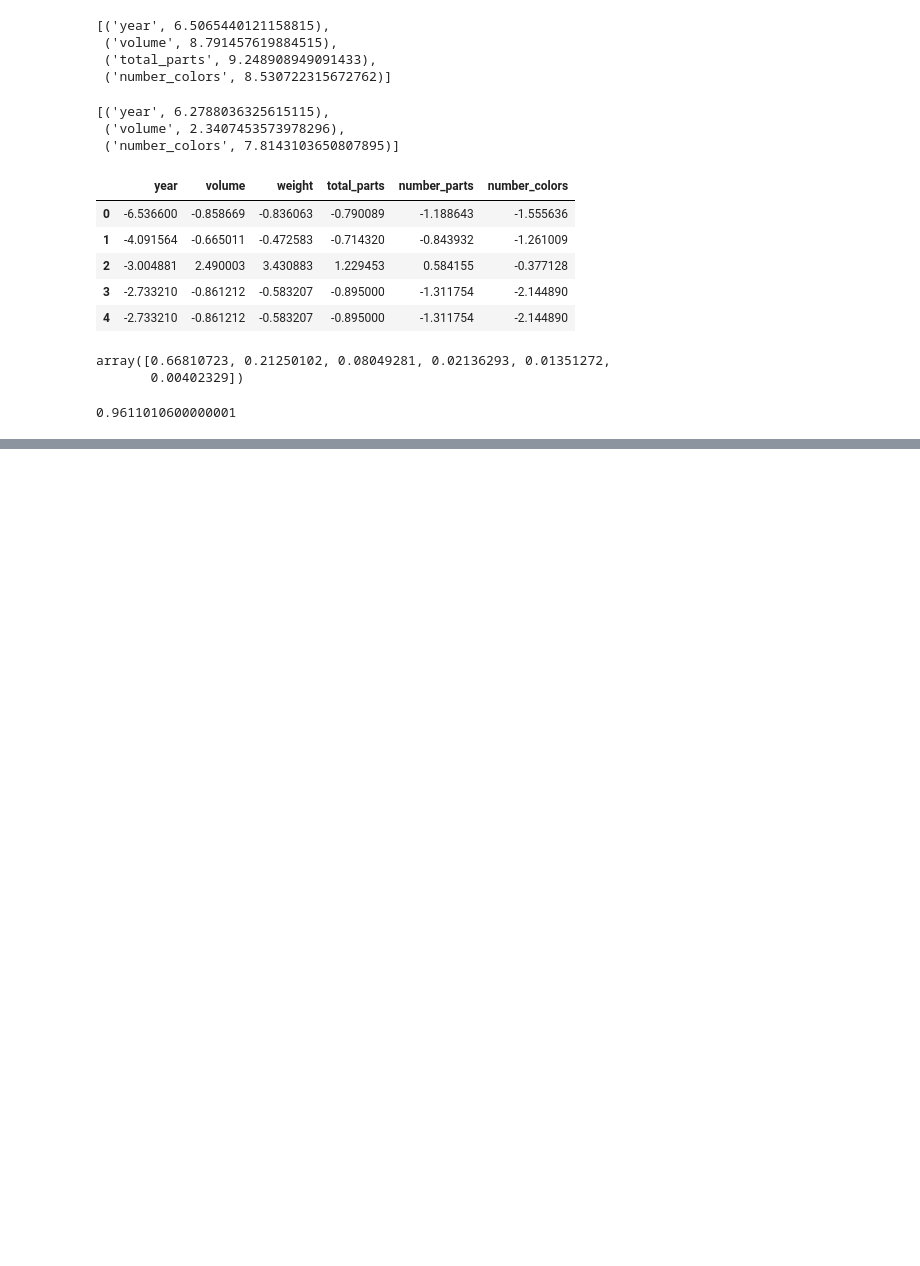
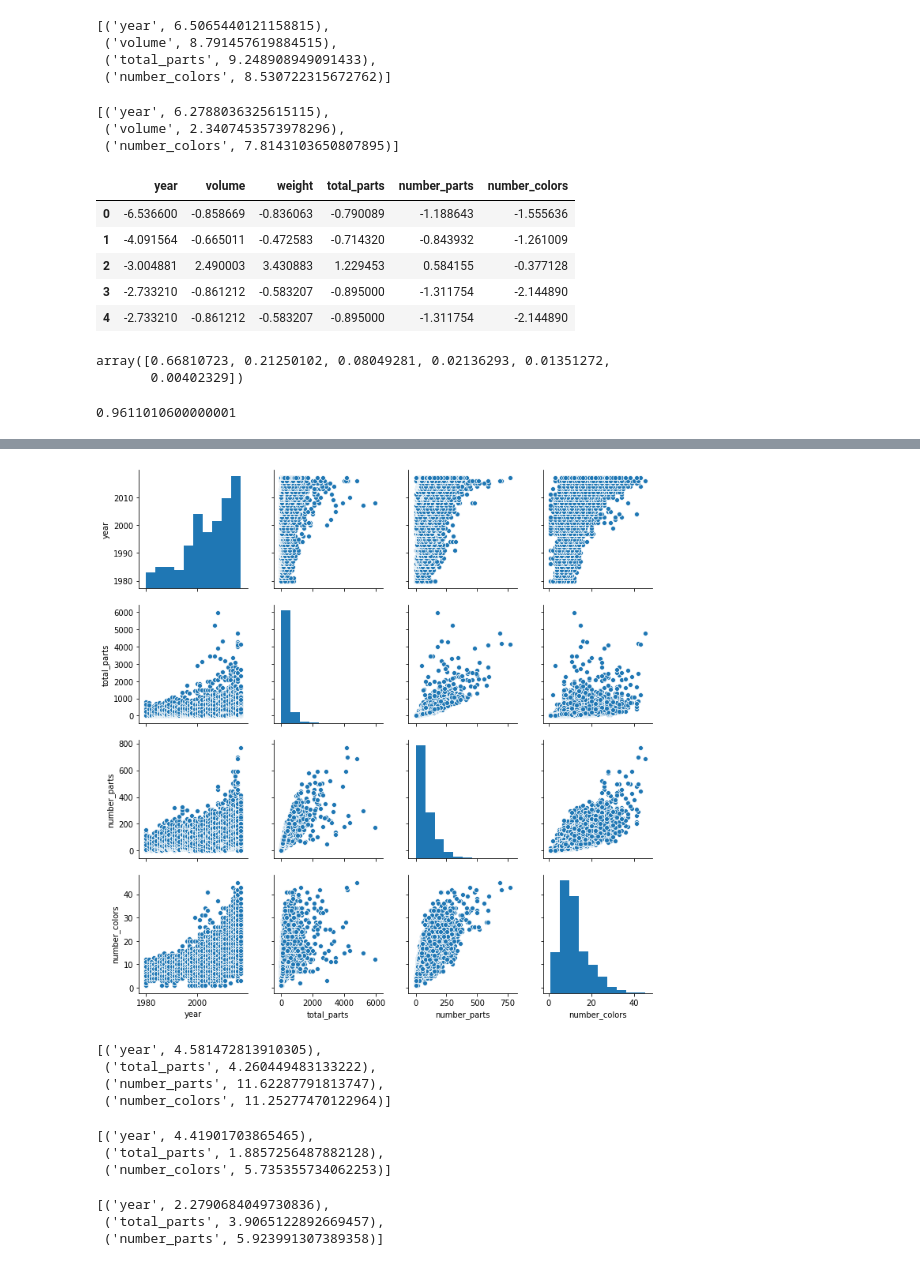
Before and after one commit to NathanVenos/Classifying_LEGO_Value_Retention, a Jupyter notebook: analysis/colinearity.ipynb, the cells around one changed output, grey strips where cells are left out. Saved outputs shown, nothing was run; the diff lists cells and outputs as text; code cells hidden in the pictures; blank space fills up the shorter version.

```diff
--- a/analysis/colinearity.ipynb
+++ b/analysis/colinearity.ipynb
@@ -164,0 +169,6 @@ array([0.66810723, 0.21250102, 0.08049281, 0.02136293, 0.01351272,
+# %%
+# create feature dataframe
+
+feature2_ls = ['year', 'total_parts', 'number_parts', 'number_colors', ]
+feature2_df = full_df[feature2_ls].dropna()
+feature2_df.info()
@@ -164,0 +185,37 @@ array([0.66810723, 0.21250102, 0.08049281, 0.02136293, 0.01351272,
+# %%
+# scatter matrix
+
+SB.pairplot(feature2_df)
+MP.show()
+# %% [output]
+[figure, added]
+# %%
+# variance inflation factor
+
+vif = [VIF(feature2_df.values, f) for f in range(feature2_df.shape[1])]
+list(zip(feature2_df.columns, vif))
+# %% [output]
+[('year', 4.581472813910305),
+ ('total_parts', 4.260449483133222),
+ ('number_parts', 11.62287791813747),
+ ('number_colors', 11.25277470122964)]
+# %%
+# remove number_parts
+
+feature2_drop1_df = feature2_df.drop(columns=['number_parts'])
+vif = [VIF(feature2_drop1_df.values, f) for f in range(feature2_drop1_df.shape[1])]
+list(zip(feature2_drop1_df.columns, vif))
+# %% [output]
+[('year', 4.41901703865465),
+ ('total_parts', 1.8857256487882128),
+ ('number_colors', 5.735355734062253)]
+# %%
+# remove number_colors
+
+feature2_drop2_df = feature2_df.drop(columns=['number_colors'])
+vif = [VIF(feature2_drop2_df.values, f) for f in range(feature2_drop2_df.shape[1])]
+list(zip(feature2_drop2_df.columns, vif))
+# %% [output]
+[('year', 2.2790684049730836),
+ ('total_parts', 3.9065122892669457),
+ ('number_parts', 5.923991307389358)]
```
Also changed, not shown: parts of 13 cells of this notebook.
